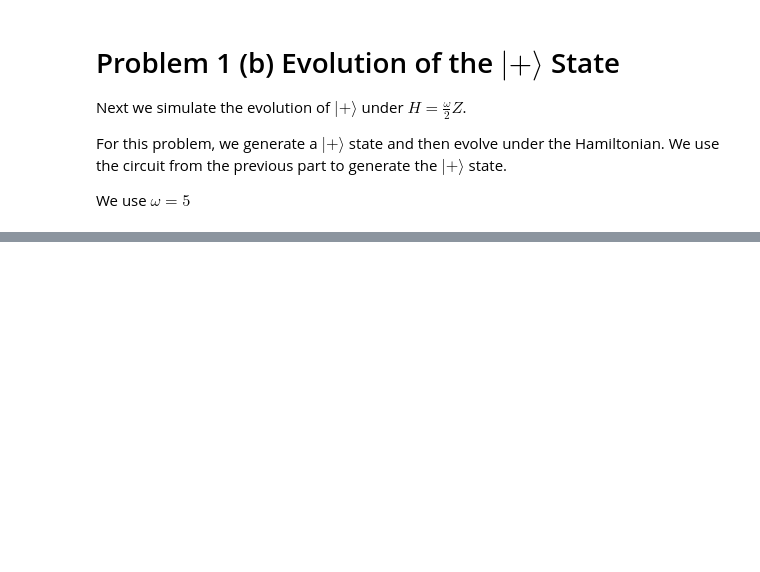
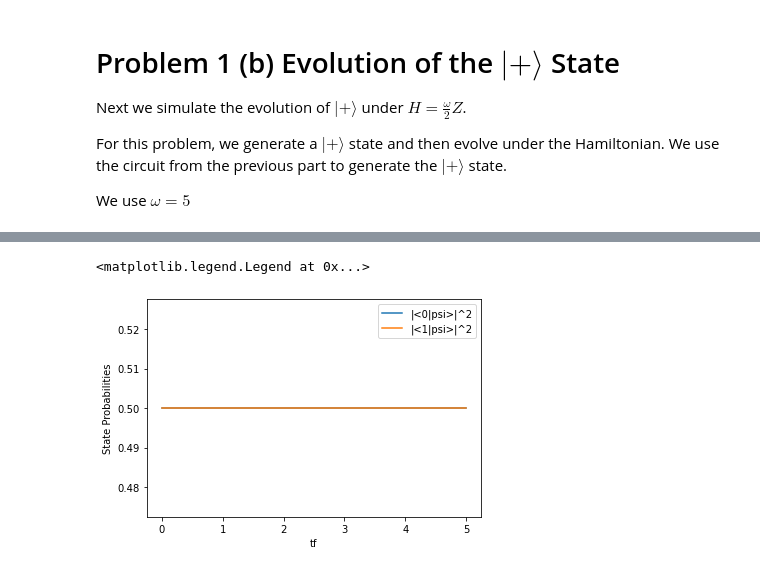
Before and after one commit to Fan-0/AQI2022, a Jupyter notebook: Hw1/Homework-1.ipynb, the cells around one changed output, grey strips where cells are left out. Saved outputs shown, nothing was run; the diff lists cells and outputs as text; code cells hidden in the pictures; blank space fills up the shorter version.

```diff
--- a/Hw1/Homework-1.ipynb
+++ b/Hw1/Homework-1.ipynb
@@ -122,0 +146,34 @@ Text(0, 0.5, '|<+|psi>|^2')
+# %%
+def evolve_with_OmegaX(Omega,tg):
+    '''
+    This function takes as input, Ω and tg, and returns the circuit that applies a unitary
+    correspoding to the Hamiltonian in Problem 1 (a).
+    '''
+    circ = QuantumCircuit(1) #Initialize single qubit quantum circuit
+    '''
+    Insert Code here
+    '''
+    circ.rx(tg*Omega,0)
+    circ.draw('mpl')
+    return circ.copy()
+# %%
+# First create the |+> state. We use the circuit from previous part
+plus_state_circ=evolve_with_OmegaY(Omega,get_tg_for_plus_state(Omega))
+#Create circuits to simulate evolution with H=ω/2 Z.
+omega=5
+tfs=np.linspace(0,5,101)
+ouputstatevectors=[]
+for tf in tfs:
+    #Evolve
+    circ_evolve=evolve_with_OmegaX(omega,tf)
+    circ1c=plus_state_circ.compose(circ_evolve,[0])
+    circ1c.save_statevector()
+    ouputstatevectors.append(backend.run(circ1c).result().get_statevector())
+plt.plot(tfs, [np.abs(vec[0])**2 for vec in ouputstatevectors],label=r'|<0|psi>|^2')
+plt.plot(tfs, [np.abs(vec[1])**2 for vec in ouputstatevectors],label=r'|<1|psi>|^2')
+plt.xlabel('tf')
+plt.ylabel('State Probabilities')
+plt.legend()
+# %% [output]
+<matplotlib.legend.Legend at 0x...>
+[figure, added]
```
Also changed, not shown: parts of 10 cells of this notebook, 2 other files.
